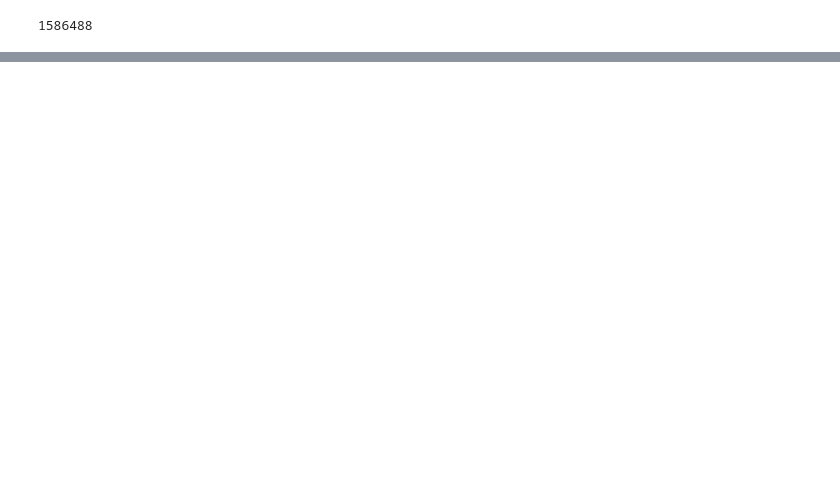
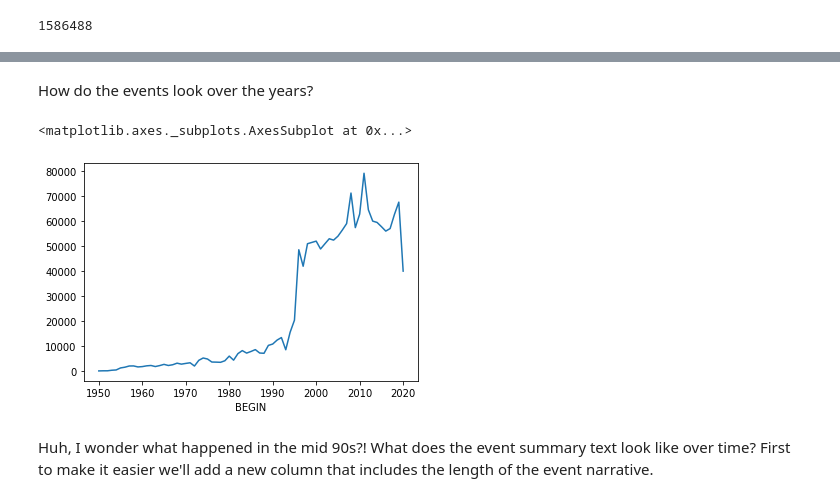
Before and after one commit to edsu/notebooks, a Jupyter notebook: Weather_Text.ipynb, the cells around one changed output, grey strips where cells are left out. Drawn from its saved outputs; the diff is of its cells as text; code cells hidden in the pictures; blank space fills up the shorter version.

```diff
--- a/Weather_Text.ipynb
+++ b/Weather_Text.ipynb
@@ -105,3 +62,7 @@ len(events) / len(all)
 0.4982583244197391
 # %% [markdown]
 Much less 50% have event narrative. About how long are these descriptions?
+# %%
+pandas.options.display.float_format = '{:,.2f}'.format
+
+df['EVENT_NARRATIVE'].str.len().describe()
@@ -122,2 +90,0 @@ Scientific notation makes that kinda hard to read. Let's adjust the default form
-# %%
-pandas.set_option('display.float_format', lambda x: '%.2f' % x)
@@ -153,0 +170,4 @@ So there are 72 Ulysses worth of weather text :-)
+# %%
+df['BEGIN'] = df['BEGIN_YEARMONTH'].apply(str) + df['BEGIN_DAY'].apply(str)
+df['BEGIN'] = pandas.to_datetime(df['BEGIN'], format='%Y%m%d')
+df['BEGIN']
@@ -153,0 +187,9 @@ So there are 72 Ulysses worth of weather text :-)
+# %% [markdown]
+How do the events look over the years?
+# %%
+df.groupby(df.BEGIN.dt.year).count().EVENT_ID.plot()
+# %% [output]
+<matplotlib.axes._subplots.AxesSubplot at 0x...>
+[figure, added]
+# %% [markdown]
+Huh, I wonder what happened in the mid 90s?! What does the event summary text look like over time? First to make it easier we'll add a new column that includes the length of the event narrative.
```
Also changed, not shown: parts of 65 cells of this notebook, 1 other file.
